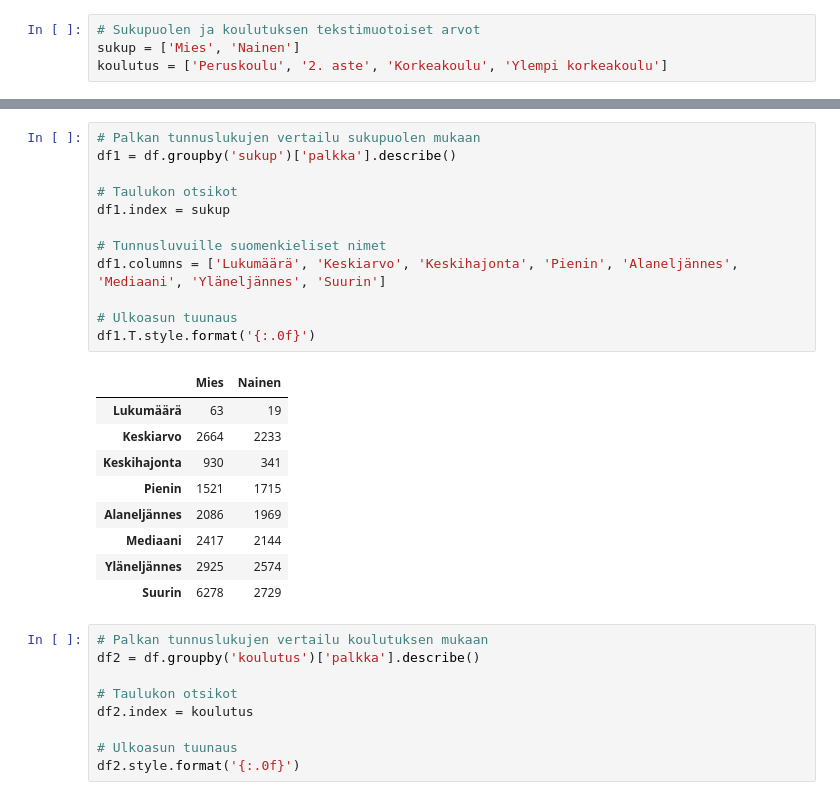
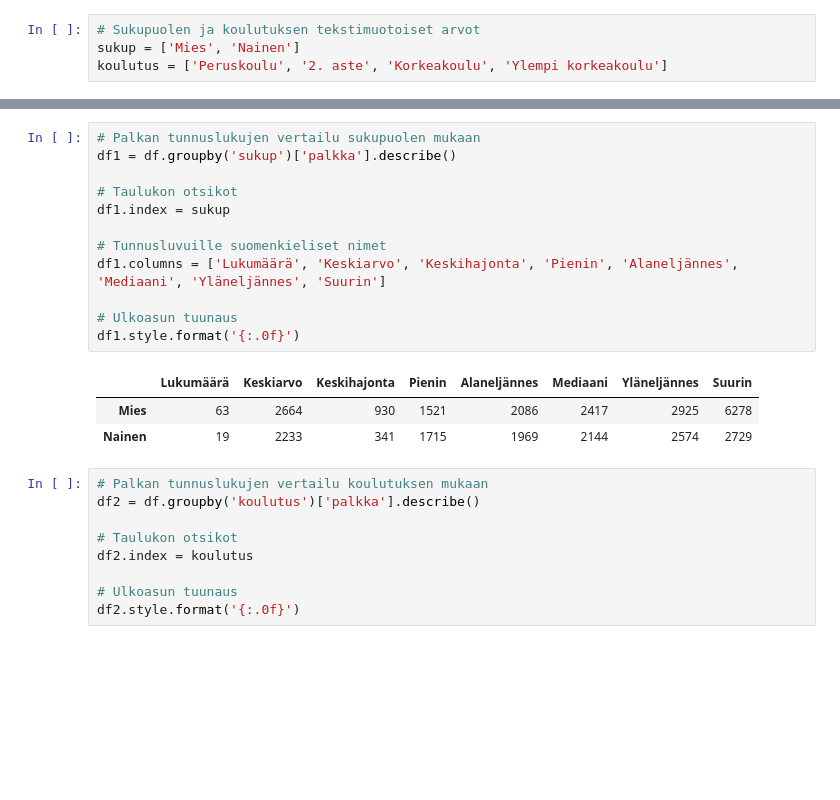
Before and after one commit to taanila/selittava, a Jupyter notebook: tunnuslukujen_vertailu.ipynb, the cells around one changed output, grey strips where cells are left out. Cells and saved outputs as stored; diff of their text form; blank space fills up the shorter version.

```diff
--- a/tunnuslukujen_vertailu.ipynb
+++ b/tunnuslukujen_vertailu.ipynb
@@ -36,25 +41,19 @@ Voit jakaa datan ryhmiin <b>groupby</b>-funktiolla ja laskea tunnusluvut tämän
 # %%
 # Palkan tunnuslukujen vertailu sukupuolen mukaan
 df1 = df.groupby('sukup')['palkka'].describe()
 
 # Taulukon otsikot
 df1.index = sukup
 
 # Tunnusluvuille suomenkieliset nimet
 df1.columns = ['Lukumäärä', 'Keskiarvo', 'Keskihajonta', 'Pienin', 'Alaneljännes', 'Mediaani', 'Yläneljännes', 'Suurin']
 
 # Ulkoasun tuunaus
-df1.T.style.format('{:.0f}')
+df1.style.format('{:.0f}')
 # %% [output]
-|  | Mies | Nainen |
-| Lukumäärä | 63 | 19 |
-| Keskiarvo | 2664 | 2233 |
-| Keskihajonta | 930 | 341 |
-| Pienin | 1521 | 1715 |
-| Alaneljännes | 2086 | 1969 |
-| Mediaani | 2417 | 2144 |
-| Yläneljännes | 2925 | 2574 |
-| Suurin | 6278 | 2729 |
+|  | Lukumäärä | Keskiarvo | Keskihajonta | Pienin | Alaneljännes | Mediaani | Yläneljännes | Suurin |
+| Mies | 63 | 2664 | 930 | 1521 | 2086 | 2417 | 2925 | 6278 |
+| Nainen | 19 | 2233 | 341 | 1715 | 1969 | 2144 | 2574 | 2729 |
 # %%
 # Palkan tunnuslukujen vertailu koulutuksen mukaan
 df2 = df.groupby('koulutus')['palkka'].describe()
```
Also changed, not shown: parts of 15 cells of this notebook.
